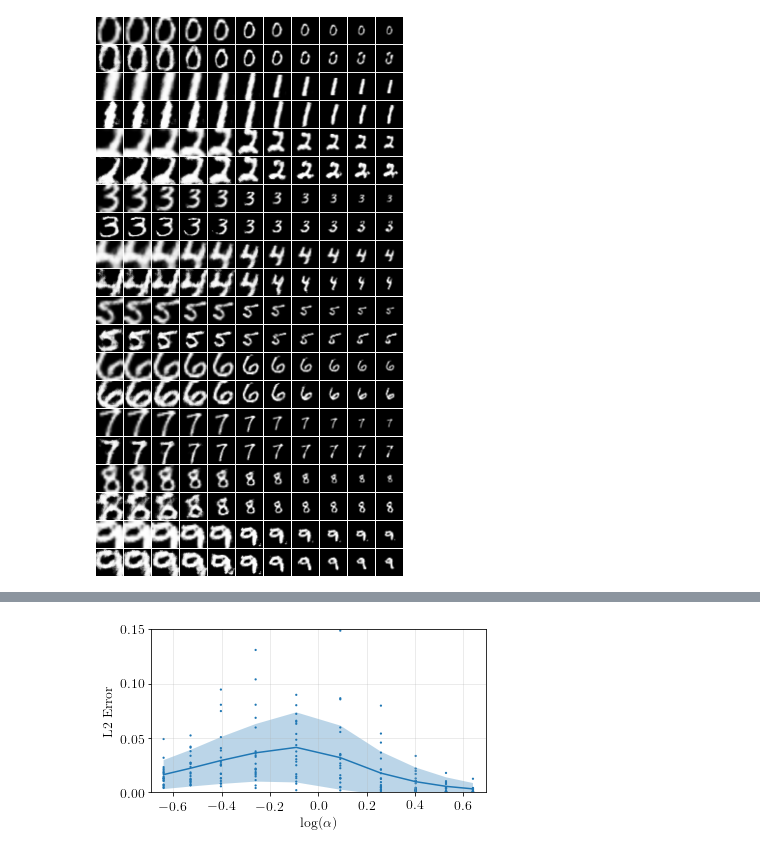
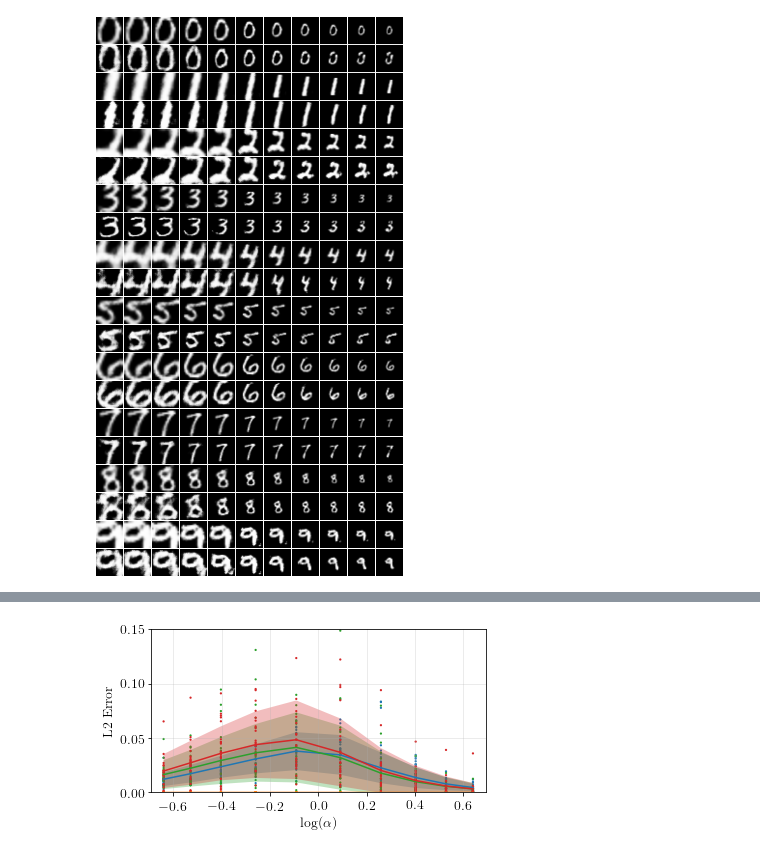
Before and after one commit to ali-design/gan_workspace, a Jupyter notebook: DCGAN-tensorflow/zoom_aug_argminW_mnist.ipynb, the cells around one changed output, grey strips where cells are left out. Saved outputs shown, nothing was run; the diff lists cells and outputs as text; code cells hidden in the pictures.

```diff
--- a/DCGAN-tensorflow/zoom_aug_argminW_mnist.ipynb
+++ b/DCGAN-tensorflow/zoom_aug_argminW_mnist.ipynb
@@ -523,6 +523,10 @@ for batch_start in range(0, num_samples, batch_size):
             target: target_out
         }
         dist_trained_info[s, i] = sess.run(dist_trained_tensor, feed_dict=feed_dict)
+# %%
+dist_joint = np.load(os.path.join(output_dir, 'zoom_aug_argminGW_alphamax1.67_lr0.0002_transform_effect_plots.npy'))
+dist_NoAug_argminGW = np.load(os.path.join(output_dir, 'zoom_NoAug_argminGW_alphamax1.67_lr0.0002_transform_effect_plots.npy'))
+dist_NoAug_argminW = np.load(os.path.join(output_dir, 'zoom_NoAug_argminW_lr0.0002_transform_effect_plots.npy'))
 # %%
 ## plots and saves the computed similarity matrix
 output_dir = './out/plots/zoom'
@@ -537,6 +541,37 @@ if np.min(alphas) > 0:
 
 f, ax = plt.subplots(figsize=(6, 3))
 xaxis = np.mean([alphas[:-1], alphas[1:]], axis=0)
+# xaxis = np.mean([alphas[:], alphas[:]], axis=0)
+# f, ax = plt.subplots(figsize=(6, 3))
+# xaxis = np.mean([alphas[:-1], alphas[1:]], axis=0)
+# mu = np.mean(dist_info, axis=0)
+# sd = np.std(dist_info, axis=0)
+# p = ax.plot(xaxis, mu)
+# ax.fill_between(xaxis, mu-sd, mu+sd, alpha=0.3)
+# xscatter = np.tile(xaxis, (20, 1))
+# yscatter = dist_info[:20] # take the first 20 samples
+# ax.scatter(xscatter, yscatter, marker='.',
+#            edgecolors='none', s=20, color=p[0].get_color())
+
+### For noaug + walk
+mu_j = np.mean(dist_NoAug_argminW, axis=0)
+sd_j = np.std(dist_NoAug_argminW, axis=0)
+p_j = ax.plot(xaxis, mu_j)
+ax.fill_between(xaxis, mu_j-sd_j, mu_j+sd_j, alpha=0.3)
+xscatter_j = np.tile(xaxis, (20,1))
+yscatter_j = dist_NoAug_argminW[:20]
+ax.scatter(xscatter_j, yscatter_j, marker='.', edgecolors='none', s=20, color=p_j[0].get_color())
+
+### For noaug + joint
+mu_j = np.mean(dist_NoAug_argminGW, axis=0)
+sd_j = np.std(dist_NoAug_argminGW, axis=0)
+p_j = ax.plot(xaxis, mu_j)
+ax.fill_between(xaxis, mu_j-sd_j, mu_j+sd_j, alpha=0.3)
+xscatter_j = np.tile(xaxis, (20,1))
+yscatter_j = dist_NoAug_argminGW[:20]
+ax.scatter(xscatter_j, yscatter_j, marker='.', edgecolors='none', s=20, color=p_j[0].get_color())
+
+### For shift aug+walk (this file)
 mu = np.mean(dist_info, axis=0)
 sd = np.std(dist_info, axis=0)
 p = ax.plot(xaxis, mu)
@@ -545,6 +580,15 @@ xscatter = np.tile(xaxis, (20, 1))
 yscatter = dist_info[:20] # take the first 20 samples
 ax.scatter(xscatter, yscatter, marker='.',
            edgecolors='none', s=20, color=p[0].get_color())
+### For shift join
+mu_j = np.mean(dist_joint, axis=0)
+sd_j = np.std(dist_joint, axis=0)
+p_j = ax.plot(xaxis, mu_j)
+ax.fill_between(xaxis, mu_j-sd_j, mu_j+sd_j, alpha=0.3)
+xscatter_j = np.tile(xaxis, (20,1))
+yscatter_j = dist_joint[:20]
+ax.scatter(xscatter_j, yscatter_j, marker='.', edgecolors='none', s=20, color=p_j[0].get_color())
+
 ax.set_xlabel(xlabel)
 ax.set_ylabel(ylabel)
 
@@ -577,4 +619,4 @@ alpha: 0.64, dist 0.00 +/- 0.01
-[figure, old version]
+[figure, new version]
 # %%
 dist_trained_joint = np.load(os.path.join(output_dir, 'zoom_aug_argminGW_alphamax1.67_lr0.0002_loss_trained_plots.npy'))
 dist_trained_NoAug_argminGW = np.load(os.path.join(output_dir, 'zoom_NoAug_argminGW_alphamax1.67_lr0.0002_loss_trained_plots.npy'))
```
Also changed, not shown: parts of 2 cells of this notebook, 1 other file.
